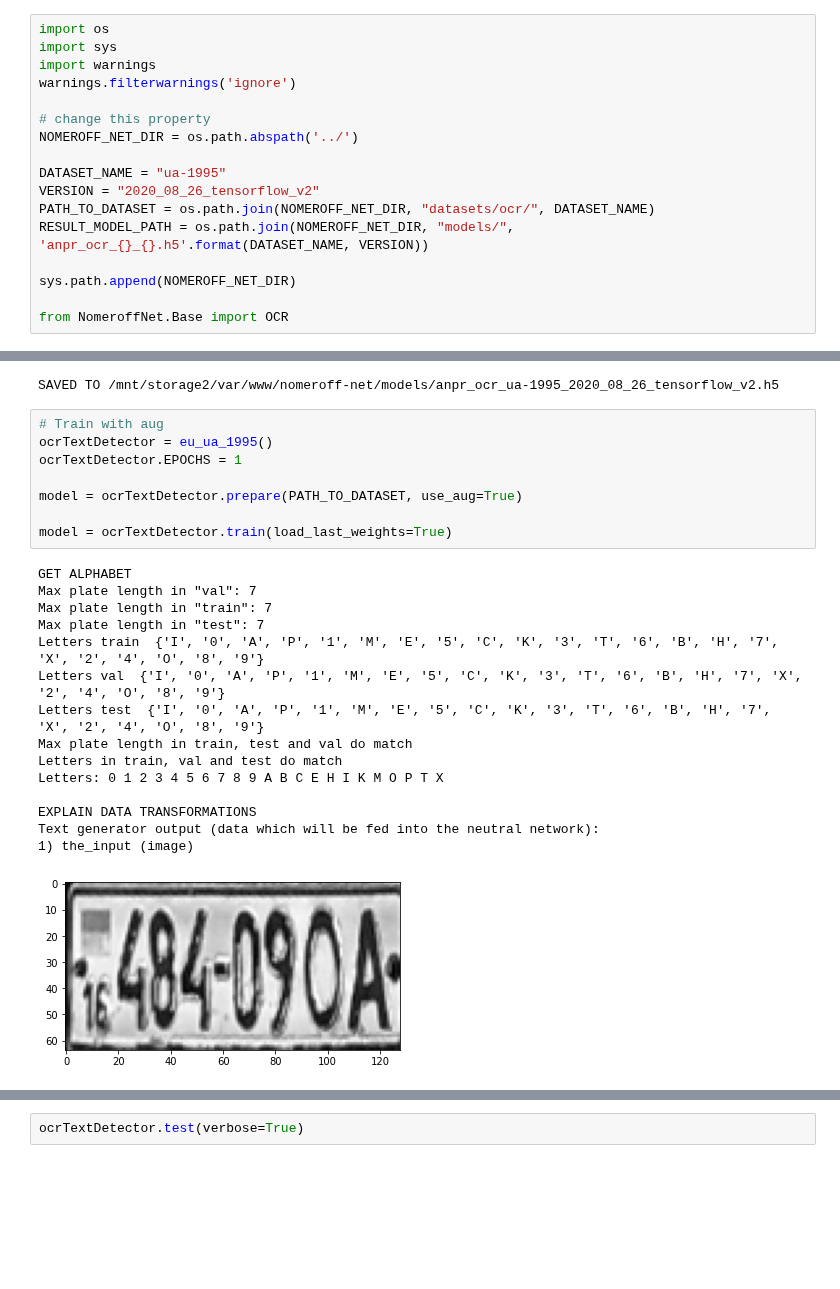
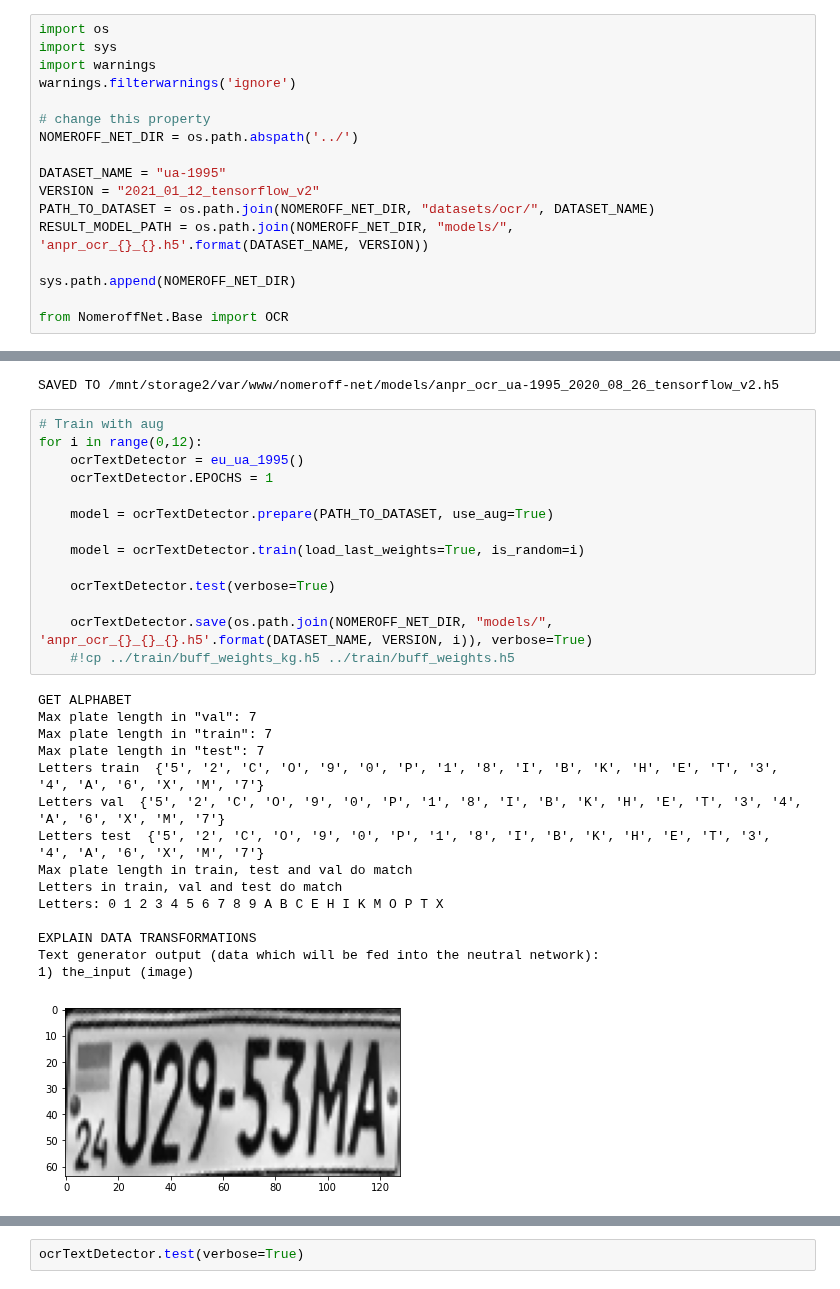
Before and after one commit to ria-com/nomeroff-net, a Jupyter notebook: train/ocr-ua-1995.ipynb, the cells around one changed output, grey strips where cells are left out. Saved outputs shown, nothing was run; the diff lists cells and outputs as text; blank space fills up the shorter version.

```diff
--- a/train/ocr-ua-1995.ipynb
+++ b/train/ocr-ua-1995.ipynb
@@ -20,7 +20,7 @@ warnings.filterwarnings('ignore')
 NOMEROFF_NET_DIR = os.path.abspath('../')
 
 DATASET_NAME = "ua-1995"
-VERSION = "2020_08_26_tensorflow_v2"
+VERSION = "2021_01_12_tensorflow_v2"
 PATH_TO_DATASET = os.path.join(NOMEROFF_NET_DIR, "datasets/ocr/", DATASET_NAME)
 RESULT_MODEL_PATH = os.path.join(NOMEROFF_NET_DIR, "models/", 'anpr_ocr_{}_{}.h5'.format(DATASET_NAME, VERSION))
 
@@ -106,25 +89,31 @@ ocrTextDetector.save(RESULT_MODEL_PATH, verbose=True)
 SAVED TO /mnt/storage2/var/www/nomeroff-net/models/anpr_ocr_ua-1995_2020_08_26_tensorflow_v2.h5
 # %%
 # Train with aug
-ocrTextDetector = eu_ua_1995()
-ocrTextDetector.EPOCHS = 1
+for i in range(0,12):
+    ocrTextDetector = eu_ua_1995()
+    ocrTextDetector.EPOCHS = 1
 
-model = ocrTextDetector.prepare(PATH_TO_DATASET, use_aug=True)
+    model = ocrTextDetector.prepare(PATH_TO_DATASET, use_aug=True)
 
-model = ocrTextDetector.train(load_last_weights=True)
+    model = ocrTextDetector.train(load_last_weights=True, is_random=i)
+
+    ocrTextDetector.test(verbose=True)
+
+    ocrTextDetector.save(os.path.join(NOMEROFF_NET_DIR, "models/", 'anpr_ocr_{}_{}_{}.h5'.format(DATASET_NAME, VERSION, i)), verbose=True)
+    #!cp ../train/buff_weights_kg.h5 ../train/buff_weights.h5
 # %% [output]
 GET ALPHABET
 Max plate length in "val": 7
 Max plate length in "train": 7
 Max plate length in "test": 7
-Letters train  {'I', '0', 'A', 'P', '1', 'M', 'E', '5', 'C', 'K', '3', 'T', '6', 'B', 'H', '7', 'X', '2', '4', 'O', '8', '9'}
-Letters val  {'I', '0', 'A', 'P', '1', 'M', 'E', '5', 'C', 'K', '3', 'T', '6', 'B', 'H', '7', 'X', '2', '4', 'O', '8', '9'}
-Letters test  {'I', '0', 'A', 'P', '1', 'M', 'E', '5', 'C', 'K', '3', 'T', '6', 'B', 'H', '7', 'X', '2', '4', 'O', '8', '9'}
+Letters train  {'5', '2', 'C', 'O', '9', '0', 'P', '1', '8', 'I', 'B', 'K', 'H', 'E', 'T', '3', '4', 'A', '6', 'X', 'M', '7'}
+Letters val  {'5', '2', 'C', 'O', '9', '0', 'P', '1', '8', 'I', 'B', 'K', 'H', 'E', 'T', '3', '4', 'A', '6', 'X', 'M', '7'}
+Letters test  {'5', '2', 'C', 'O', '9', '0', 'P', '1', '8', 'I', 'B', 'K', 'H', 'E', 'T', '3', '4', 'A', '6', 'X', 'M', '7'}
 Max plate length in train, test and val do match
 Letters in train, val and test do match
 Letters: 0 1 2 3 4 5 6 7 8 9 A B C E H I K M O P T X
 
 EXPLAIN DATA TRANSFORMATIONS
 Text generator output (data which will be fed into the neutral network):
 1) the_input (image)
-[figure, old version]
+[figure, new version]
```
Also changed, not shown: parts of 5 cells of this notebook, 3 other files.
